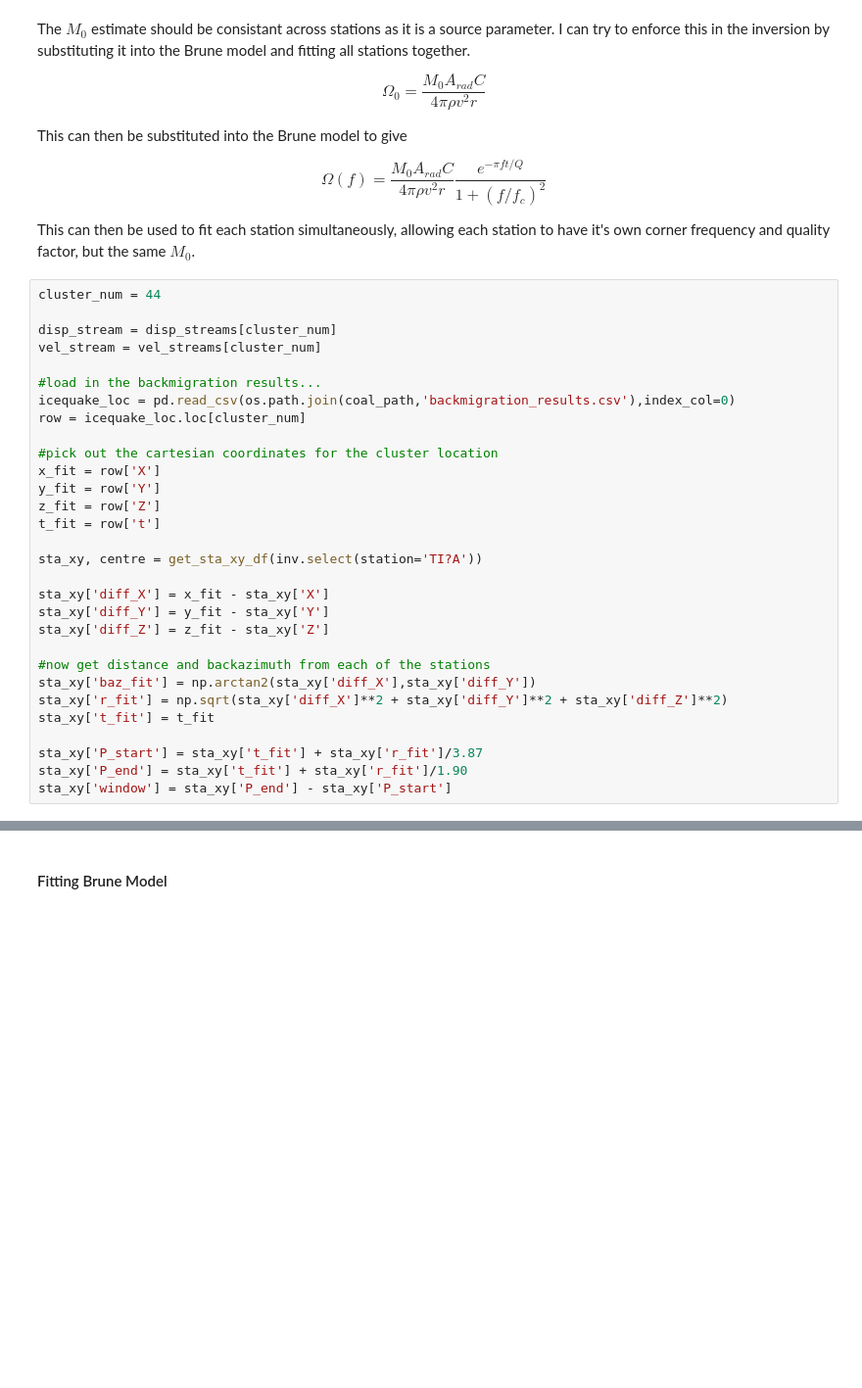
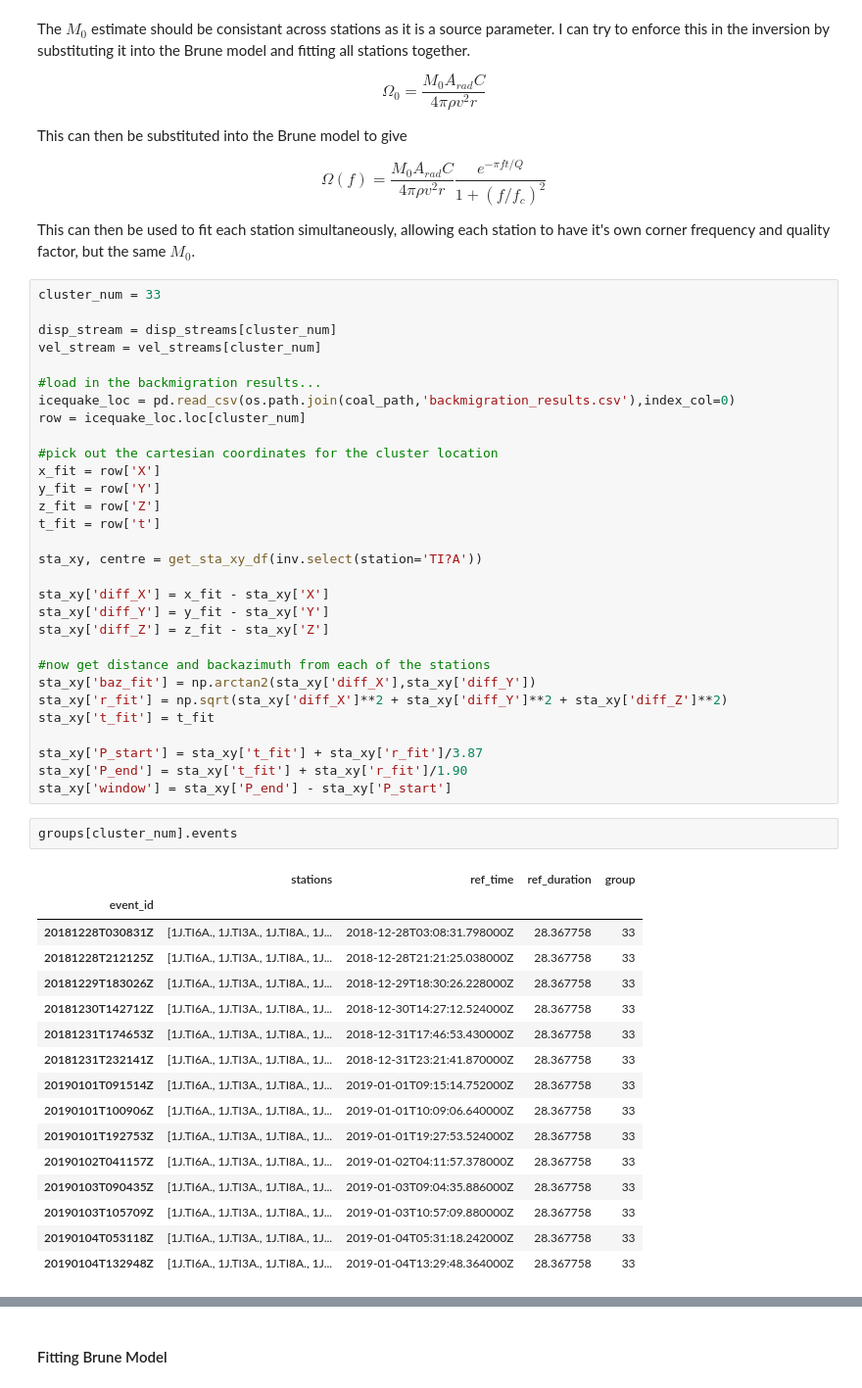
Before and after one commit to JMagyar15/totten-analysis, a Jupyter notebook: Totten Icequakes.ipynb, the cells around one changed output, grey strips where cells are left out. Shown at 98% size. Drawn from its saved outputs; the diff is of its cells as text; blank space fills up the shorter version.

```diff
--- a/Totten Icequakes.ipynb
+++ b/Totten Icequakes.ipynb
@@ -1969,7 +1966,7 @@ $$
 
 This can then be used to fit each station simultaneously, allowing each station to have it's own corner frequency and quality factor, but the same $M_0$.
 # %%
-cluster_num = 44
+cluster_num = 33
 
 disp_stream = disp_streams[cluster_num]
 vel_stream = vel_streams[cluster_num]
@@ -1998,3 +1995,22 @@ sta_xy['t_fit'] = t_fit
 sta_xy['P_start'] = sta_xy['t_fit'] + sta_xy['r_fit']/3.87
 sta_xy['P_end'] = sta_xy['t_fit'] + sta_xy['r_fit']/1.90
 sta_xy['window'] = sta_xy['P_end'] - sta_xy['P_start']
+# %%
+groups[cluster_num].events
+# %% [output]
+|  | stations | ref_time | ref_duration | group |
+| event_id |  |  |  |  |
+| 20181228T030831Z | [1J.TI6A., 1J.TI3A., 1J.TI8A., 1J... | 2018-12-28T03:08:31.798000Z | 28.367758 | 33 |
+| 20181228T212125Z | [1J.TI6A., 1J.TI3A., 1J.TI8A., 1J... | 2018-12-28T21:21:25.038000Z | 28.367758 | 33 |
+| 20181229T183026Z | [1J.TI6A., 1J.TI3A., 1J.TI8A., 1J... | 2018-12-29T18:30:26.228000Z | 28.367758 | 33 |
+| 20181230T142712Z | [1J.TI6A., 1J.TI3A., 1J.TI8A., 1J... | 2018-12-30T14:27:12.524000Z | 28.367758 | 33 |
+| 20181231T174653Z | [1J.TI6A., 1J.TI3A., 1J.TI8A., 1J... | 2018-12-31T17:46:53.430000Z | 28.367758 | 33 |
+| 20181231T232141Z | [1J.TI6A., 1J.TI3A., 1J.TI8A., 1J... | 2018-12-31T23:21:41.870000Z | 28.367758 | 33 |
+| 20190101T091514Z | [1J.TI6A., 1J.TI3A., 1J.TI8A., 1J... | 2019-01-01T09:15:14.752000Z | 28.367758 | 33 |
+| 20190101T100906Z | [1J.TI6A., 1J.TI3A., 1J.TI8A., 1J... | 2019-01-01T10:09:06.640000Z | 28.367758 | 33 |
+| 20190101T192753Z | [1J.TI6A., 1J.TI3A., 1J.TI8A., 1J... | 2019-01-01T19:27:53.524000Z | 28.367758 | 33 |
+| 20190102T041157Z | [1J.TI6A., 1J.TI3A., 1J.TI8A., 1J... | 2019-01-02T04:11:57.378000Z | 28.367758 | 33 |
+| 20190103T090435Z | [1J.TI6A., 1J.TI3A., 1J.TI8A., 1J... | 2019-01-03T09:04:35.886000Z | 28.367758 | 33 |
+| 20190103T105709Z | [1J.TI6A., 1J.TI3A., 1J.TI8A., 1J... | 2019-01-03T10:57:09.880000Z | 28.367758 | 33 |
+| 20190104T053118Z | [1J.TI6A., 1J.TI3A., 1J.TI8A., 1J... | 2019-01-04T05:31:18.242000Z | 28.367758 | 33 |
+| 20190104T132948Z | [1J.TI6A., 1J.TI3A., 1J.TI8A., 1J... | 2019-01-04T13:29:48.364000Z | 28.367758 | 33 |
```
Also changed, not shown: parts of 21 cells of this notebook, 3 other files.
